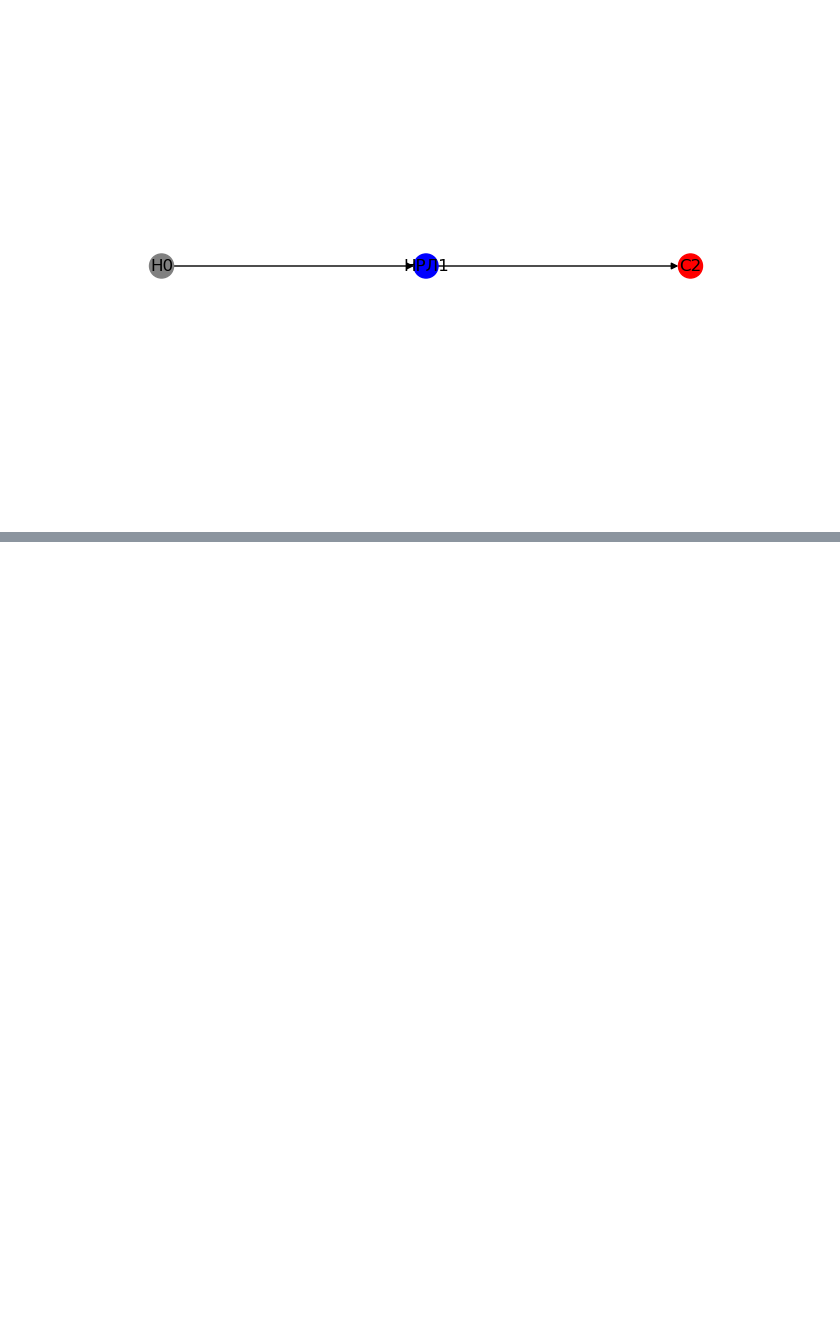
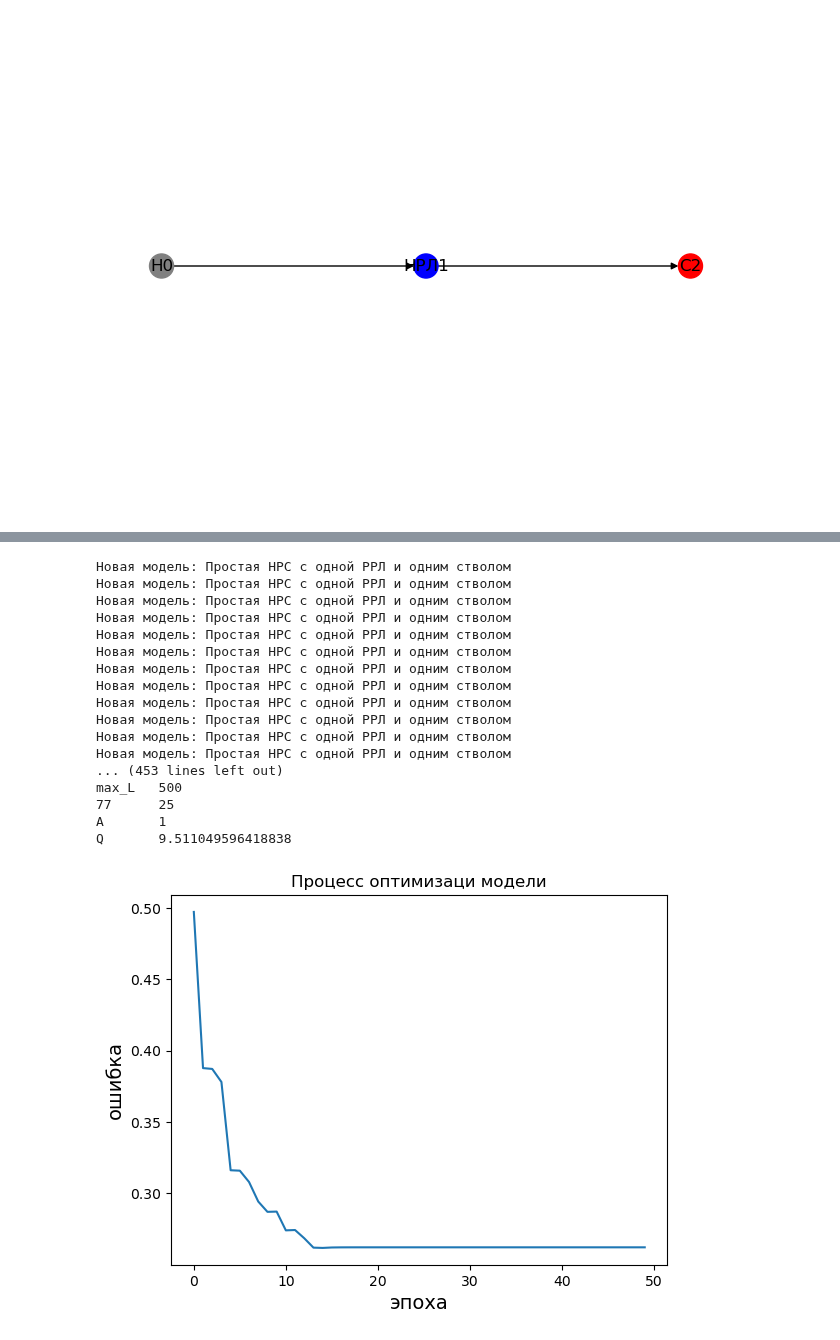
Before and after one commit to Obsidian-pb/NRS_modeller, a Jupyter notebook: workFolder/ga5_ready.ipynb, the cells around one changed output, grey strips where cells are left out. Cells and saved outputs as stored; diff of their text form; code cells hidden in the pictures; blank space fills up the shorter version.

```diff
--- a/workFolder/ga5_ready.ipynb
+++ b/workFolder/ga5_ready.ipynb
@@ -1073,7 +1077,7 @@ class Presets():
         return model.check_pumps().interpretate()
 
     @staticmethod
-    def two_splitter(nozzles_count1=2, nozzles_count2=2):
+    def two_splitter(nozzles_count1=2, nozzles_count2=3):
         '''
         Сложная НРС с двумя разветвлениями и nozzles_count рабочих линий первого и второго порядка
 
@@ -1243,13 +1247,15 @@ def genetic_algorithm(model_preset, aims, aims_not_more=None, aims_not_less=None
 
     # !!! Запускаем генезис:
     accs=[]
+    metrics = []
     for epoch in range(epochs):
         # Обучаем всех моделей в популяции
         i=1
         for m in population:
             try:
                 m.calc(accuracy=accuracy)
-                m.err = Appraiser.evaluate(Appraiser.metrics(m), aims=aims, aims_not_more=aims_not_more, aims_not_less=aims_not_less)
+                m.metric = Appraiser.metrics(m)
+                m.err = Appraiser.evaluate(m.metric, aims=aims, aims_not_more=aims_not_more, aims_not_less=aims_not_less)
             except:
                 # Если модель нежизнеспособна, ошибка максимальна
                 m.err=1
@@ -1259,6 +1265,7 @@ def genetic_algorithm(model_preset, aims, aims_not_more=None, aims_not_less=None
         bots_sorted = sorted(population, key=sort_key)[:best_bots_size]
         print(epoch, '>>', bots_sorted[0].summaryQ(),  "л/с : ", bots_sorted[0].err)
         accs.append(bots_sorted[0].err)
+        metrics.append(bots_sorted[0].metric)
 
         # Если достигнут целевой показатель точности, выходим из цикла
         if bots_sorted[0].err <= target:
@@ -1277,6 +1284,17 @@ def genetic_algorithm(model_preset, aims, aims_not_more=None, aims_not_less=None
         for b in bots_sorted:
             population.append(b)
 
+        # # График
+        # fig, ax = plt.subplots(1,1)
+        # ax.plot(accs)
+
+        # plt.title('Процесс оптимизаци модели')
+        # plt.xlabel('эпоха', fontsize=14)
+        # plt.ylabel('ошибка', fontsize=14)
+
+        # plt.savefig(f'graphs/{epoch}.png')
+        # plt.show()
+
 
     # Печать итоговых значений
     for m in population:
@@ -1288,7 +1306,7 @@ def genetic_algorithm(model_preset, aims, aims_not_more=None, aims_not_less=None
             m.err=1
     best_bot = sorted(population, key=sort_key)[0]
 
-    return best_bot, accs
+    return best_bot, accs, metrics
 # %% [markdown]
 ## Расчет для модели НРС из пресета
 # %%
@@ -1481,0 +1502,52 @@ plt.show()
+# %%
+# Цели оптимизации:
+aims = {'150': 0, 'min_L': 500, 'Q':20}   # , 'hoses':0, 'max_L': 2000
+aims_not_more = {'51':20}   #, '66':20, '77':16}
+aims_not_less = {'Q':20}
+
+# Запуск ГА:
+work_model, accs, metrics = genetic_algorithm(model_preset=Presets.single_line,
+                               aims=aims, #aims_not_less=aims_not_less,
+                               pop_size=400,
+                               best_bots_size = 50,
+                               mutation_count=5,
+                               epochs=50,
+                               target = 0.01
+                               )
+
+# Печать результатов
+Appraiser.print_GA_NRS_model_elements_state(work_model)
+
+print("Точность модели:",
+        Appraiser.evaluate(Appraiser.metrics(work_model), aims=aims, aims_not_more=aims_not_more, aims_not_less=aims_not_less))
+print('')
+Appraiser.print_metrics(work_model)
+
+# График
+fig, ax = plt.subplots(1,1)
+ax.plot(accs)
+
+plt.title('Процесс оптимизаци модели')
+plt.xlabel('эпоха', fontsize=14)
+plt.ylabel('ошибка', fontsize=14)
+
+plt.show()
+# %% [output]
+Новая модель: Простая НРС с одной РРЛ и одним стволом
+Новая модель: Простая НРС с одной РРЛ и одним стволом
+Новая модель: Простая НРС с одной РРЛ и одним стволом
+Новая модель: Простая НРС с одной РРЛ и одним стволом
+Новая модель: Простая НРС с одной РРЛ и одним стволом
+Новая модель: Простая НРС с одной РРЛ и одним стволом
+Новая модель: Простая НРС с одной РРЛ и одним стволом
+Новая модель: Простая НРС с одной РРЛ и одним стволом
+Новая модель: Простая НРС с одной РРЛ и одним стволом
+Новая модель: Простая НРС с одной РРЛ и одним стволом
+Новая модель: Простая НРС с одной РРЛ и одним стволом
+Новая модель: Простая НРС с одной РРЛ и одним стволом
+... (453 lines left out)
+max_L   500
+77      25
+А       1
+Q       9.511049596418838
+[figure, added]
```
Also changed, not shown: parts of 21 cells of this notebook, 1 other file.
